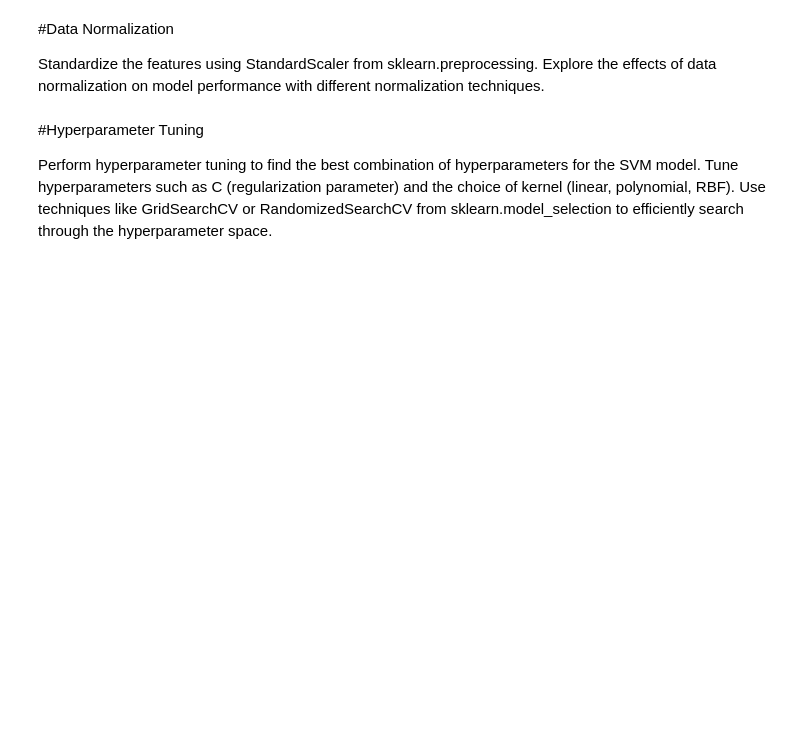
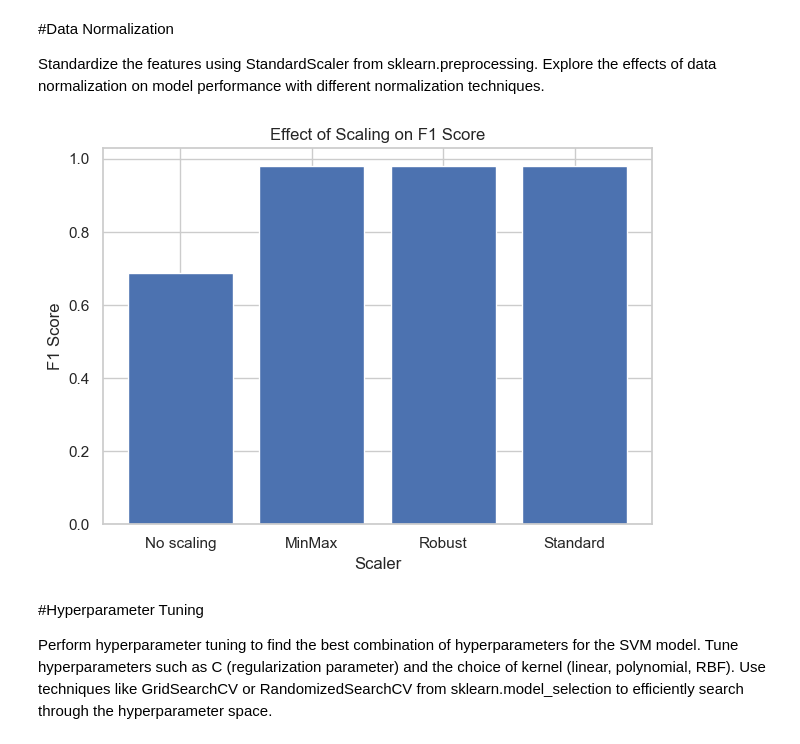
Before and after one commit to nikbarb810/Data-Science, a Jupyter notebook: CSD485_HW3.ipynb, the cells around one changed output. Saved outputs shown, nothing was run; the diff lists cells and outputs as text; code cells hidden in the pictures; blank space fills up the shorter version.

```diff
--- a/CSD485_HW3.ipynb
+++ b/CSD485_HW3.ipynb
@@ -41,7 +129,7 @@ df
 # %%
 from sklearn.model_selection import train_test_split
 
-X_train, X_test, y_train, y_test = train_test_split(df, target, test_size=0.2, random_state=42)
+X_train, X_test, y_train, y_test = train_test_split(df, target, test_size=0.3, random_state=42)
 
 X_train.shape, X_test.shape, y_train.shape, y_test.shape
 # %% [output]
@@ -53,0 +163,13 @@ Evaluate the model's performance on the testing set using metrics like accuracy,
+# %%
+from sklearn.preprocessing import StandardScaler
+
+scaler = StandardScaler()
+
+X_train_scaled = scaler.fit_transform(X_train)
+X_test_scaled = scaler.transform(X_test)
+
+svm_linear.fit(X_train_scaled, y_train)
+
+y_pred = svm_linear.predict(X_test_scaled)
+
+print(classification_report(y_test, y_pred))
@@ -56,6 +188,56 @@ Evaluate the model's performance on the testing set using metrics like accuracy,
 
 Standardize the features using StandardScaler from sklearn.preprocessing.
 Explore the effects of data normalization on model performance with different normalization techniques.
+# %%
+# import scalers
+from sklearn.preprocessing import MinMaxScaler, RobustScaler, StandardScaler
+from sklearn.metrics import f1_score
+
+# create a dummy scaler that does nothing
+class DummyScaler:
+
+    def fit(self, X):
+        pass
+    def transform(self, X):
+        return X
+    def fit_transform(self, X):
+        return X
+
+
+# init the scalers
+scalers = [DummyScaler(), MinMaxScaler(), RobustScaler(), StandardScaler()]
+
+# init a model
+svm = SVC()
+
+# arrays to store the results
+train_scores = []
+
+# loop through the scalers
+for scaler in scalers:
+    # scale the data
+    X_train_scaled = scaler.fit_transform(X_train)
+    X_test_scaled = scaler.transform(X_test)
+
+    # fit the model
+    svm.fit(X_train_scaled, y_train)
+
+    # predict
+    y_pred = svm.predict(X_test_scaled)
+
+    # score
+    train_scores.append(f1_score(y_test, y_pred, average='macro'))
+
+# plot the results
+plt.bar(['No scaling', 'MinMax', 'Robust', 'Standard'], train_scores)
+plt.xlabel('Scaler')
+plt.ylabel('F1 Score')
+plt.title('Effect of Scaling on F1 Score')
+
+plt.tight_layout()
+plt.show()
+# %% [output]
+[figure, added]
 # %% [markdown]
 #Hyperparameter Tuning
 
```
Also changed, not shown: parts of 11 cells of this notebook, 1 other file.
